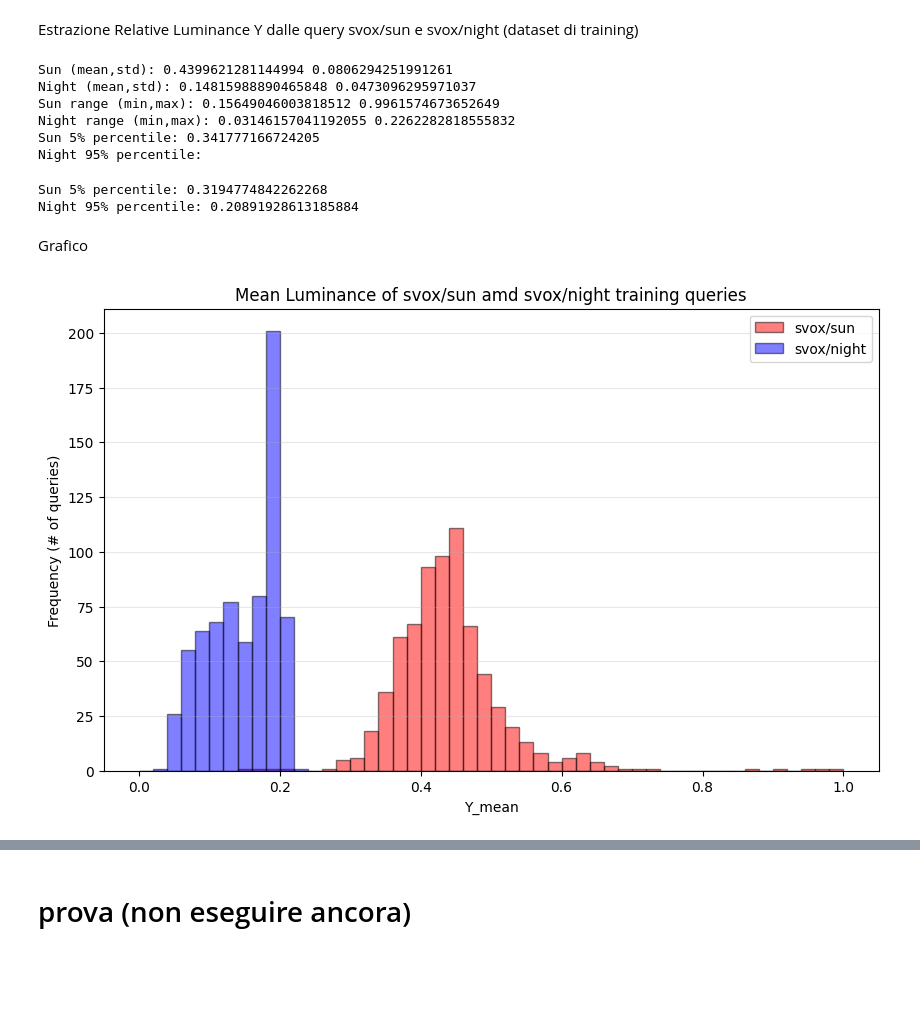
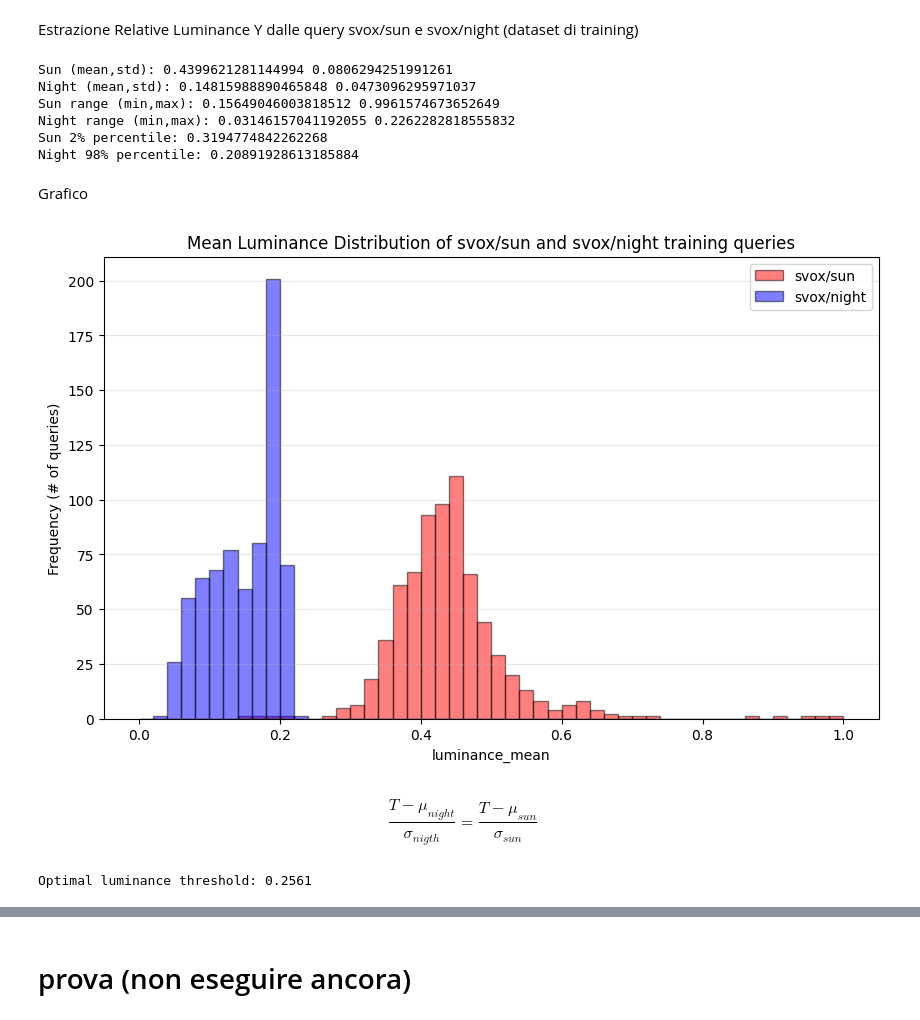
Before and after one commit to androsida/Visual-Place-Recognition-Project, a Jupyter notebook: start_your_project.ipynb, the cells around one changed output, grey strips where cells are left out. Saved outputs shown, nothing was run; the diff lists cells and outputs as text; code cells hidden in the pictures; blank space fills up the shorter version.

```diff
--- a/start_your_project.ipynb
+++ b/start_your_project.ipynb
@@ -1106,6 +1106,8 @@ df_risultati_validation.head()
 # %% [markdown]
 Estrazione Relative Luminance Y dalle query svox/sun e svox/night (dataset di training)
 # %%
+# TRAINING PHASE ON SVOX/SUN AND SVOX/NIGHT FOR LUMINANCE
+
 import torch
 import os
 import tqdm
@@ -1119,27 +1121,28 @@ import torchvision.transforms as transforms
 dataset_dir = Path("/content/Visual-Place-Recognition-Project/data/svox/images/train")
 
 
-
-def luminance(path):
+def luminance_mean(path):
   transform = transforms.Compose([
     transforms.ToTensor()
 ])
 
+  # Load RGB image
   image = Image.open(path).convert("RGB")
   tensor = transform(image)
+  # Convert sRGB values to linear RGB
   linearized_tensor = torch.where(tensor <= 0.04045,tensor / 12.92,((tensor + 0.055) / 1.055) ** 2.4)
 
+  # Extract RGB channels
   R = linearized_tensor[0]
   G = linearized_tensor[1]
   B = linearized_tensor[2]
 
+  # Compute luminance
   Y = 0.2126 * R + 0.7152 * G + 0.0722 * B
 
+  # Return mean luminance of the image
   Y_mean = torch.mean(Y)
   return Y_mean
-
-
-
 
 
 svox_sun_path = dataset_dir / "queries_sun"
@@ -1148,50 +1151,62 @@ svox_night_path = dataset_dir / "queries_night"
 svox_sun_images = glob(os.path.join(svox_sun_path, "*.jpg"))
 svox_night_images= glob(os.path.join(svox_night_path, "*.jpg"))
 
-luminance_sun = np.zeros(len(svox_sun_images))
-luminance_night = np.zeros(len(svox_night_images))
+luminance_sun_mean = np.zeros(len(svox_sun_images))
+luminance_night_mean = np.zeros(len(svox_night_images))
 
+# Compute luminance for sun images
 for i, path in enumerate(tqdm.tqdm(svox_sun_images)):
-  luminance_sun[i] = luminance(path)
+  luminance_sun_mean[i] = luminance_mean(path)
 
+# Compute luminance for night images
 for i, path in enumerate(tqdm.tqdm(svox_night_images)):
-  luminance_night[i] = luminance(path)
+  luminance_night_mean[i] = luminance_mean(path)
 
 
 print("\n")
-print("Sun (mean,std):", luminance_sun.mean(), luminance_sun.std())
-print("Night (mean,std):", luminance_night.mean(), luminance_night.std())
-print("Sun range (min,max):", luminance_sun.min(), luminance_sun.max())
-print("Night range (min,max):", luminance_night.min(), luminance_night.max())
+print("Sun (mean,std):", luminance_sun_mean.mean(), luminance_sun_mean.std())
+print("Night (mean,std):", luminance_night_mean.mean(), luminance_night_mean.std())
+print("Sun range (min,max):", luminance_sun_mean.min(), luminance_sun_mean.max())
+print("Night range (min,max):", luminance_night_mean.min(), luminance_night_mean.max())
+
+# percentili
+print("Sun 2% percentile:",np.percentile(luminance_sun_mean, 2))
+print("Night 98% percentile:",np.percentile(luminance_night_mean, 98))
 # %% [output]
 Sun (mean,std): 0.4399621281144994 0.0806294251991261
 Night (mean,std): 0.14815988890465848 0.0473096295971037
 Sun range (min,max): 0.15649046003818512 0.9961574673652649
 Night range (min,max): 0.03146157041192055 0.2262282818555832
-Sun 5% percentile: 0.341777166724205
-Night 95% percentile:
+Sun 2% percentile: 0.3194774842262268
+Night 98% percentile: 0.20891928613185884
-# %%
-
-# percentili
-print("Sun 5% percentile:",np.percentile(luminance_sun, 2))
-print("Night 95% percentile:",np.percentile(luminance_night, 98))
-# %% [output]
-Sun 5% percentile: 0.3194774842262268
-Night 95% percentile: 0.20891928613185884
 # %% [markdown]
 Grafico
 # %%
 import matplotlib.pyplot as plt
 
 bins = np.linspace(0,1,51)
 
 plt.figure(figsize=(10, 6))
-plt.hist(luminance_sun, bins=bins, alpha=0.5, label='svox/sun', color='red', edgecolor='black')
-plt.hist(luminance_night, bins=bins, alpha=0.5, label='svox/night', color='blue', edgecolor='black')
-plt.title('Mean Luminance of svox/sun amd svox/night training queries')
-plt.xlabel('Y_mean')
+plt.hist(luminance_sun_mean, bins=bins, alpha=0.5, label='svox/sun', color='red', edgecolor='black')
+plt.hist(luminance_night_mean, bins=bins, alpha=0.5, label='svox/night', color='blue', edgecolor='black')
+plt.title('Mean Luminance Distribution of svox/sun and svox/night training queries')
+plt.xlabel('luminance_mean')
 plt.ylabel('Frequency (# of queries)')
 plt.legend()
 plt.grid(axis='y', alpha=0.3)
 # %% [output]
-[figure, old version]
+[figure, new version]
+# %% [markdown]
+$$\frac{T- \mu_{night}}{\sigma_{nigth}} = \frac{T- \mu_{sun}}{\sigma_{sun}} $$
+# %%
+# COMPUTE OPTIMAL LUMINANCE THRESHOLD
+
+mu_sun, std_sun = luminance_sun_mean.mean(), luminance_sun_mean.std()
+mu_night, std_night = luminance_night_mean.mean(), luminance_night_mean.std()
+
+# optimal value
+threshold_luminance_mean = (mu_night * std_sun + mu_sun * std_night) / (std_sun + std_night)
+
+print(f"Optimal luminance threshold: {threshold_luminance_mean:.4f}")
+# %% [output]
+Optimal luminance threshold: 0.2561
```
Also changed, not shown: parts of 15 cells of this notebook.
